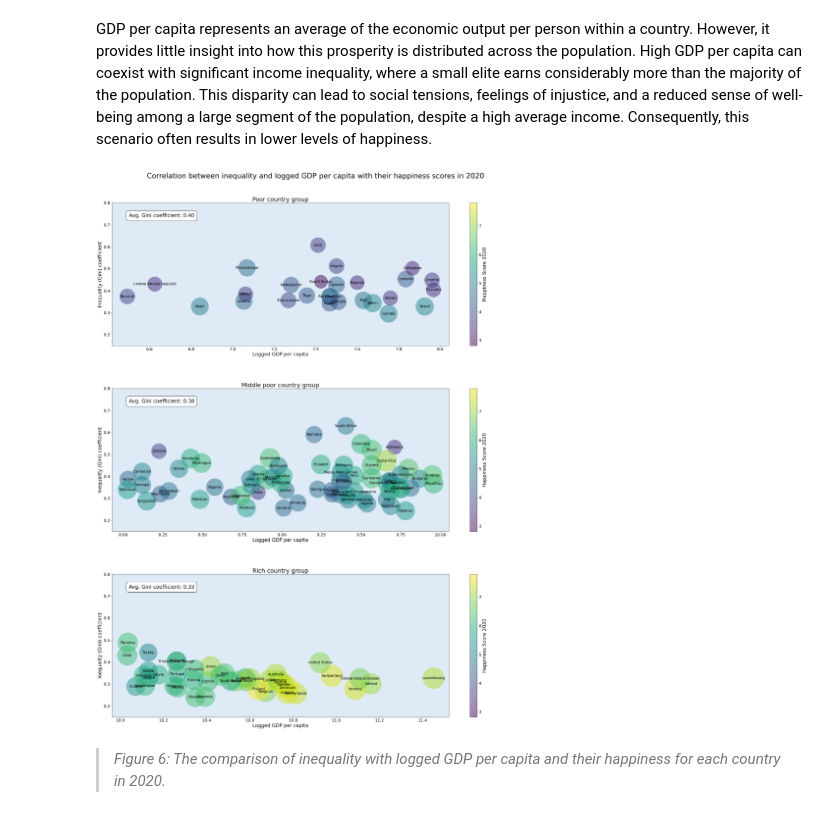
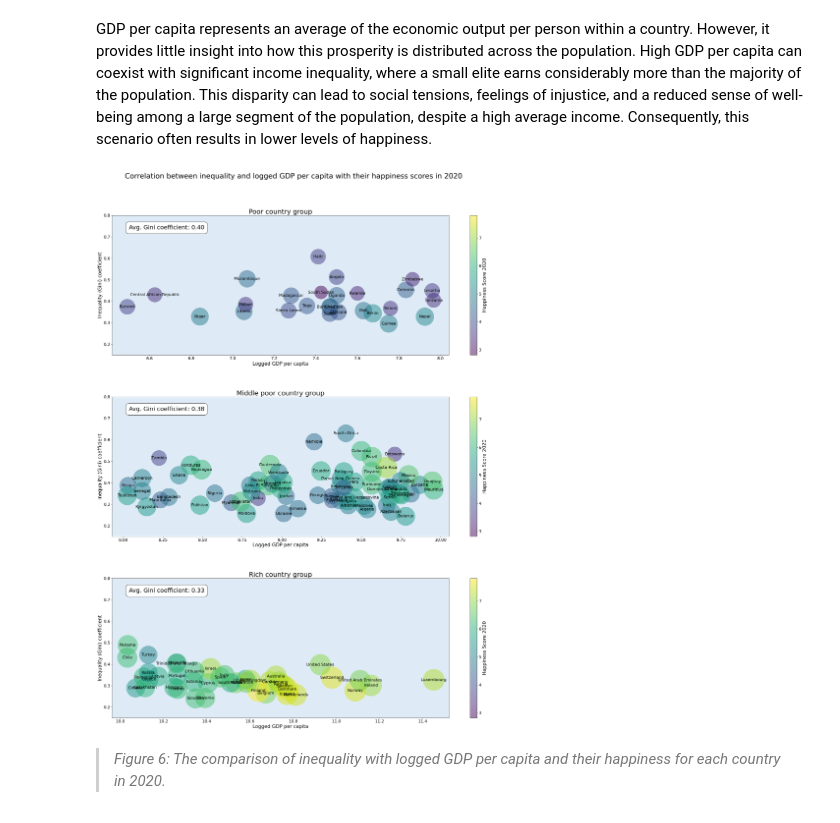
Before and after one commit to thijsslagter12/data-storyV2, a Jupyter notebook: docs/format.ipynb, the cells around one changed output. Cells and saved outputs as stored; diff of their text form; code cells hidden in the pictures.

```diff
--- a/docs/format.ipynb
+++ b/docs/format.ipynb
@@ -347,14 +347,14 @@ def plot_group(ax, df, title):
 
     # Add labels with adjusted size and centered in the bubbles
     for i, (country, x, y) in enumerate(zip(df['Country'], df['Logged GDP per capita'], df['Inequality (Gini) coefficient'])):
-        ax.text(x, y, country, fontsize=14, ha='center', va='center')
+        ax.text(x, y, country, fontsize=16, ha='center', va='center')
 
     # Add average Gini coefficient annotation
     avg_gini = df['Inequality (Gini) coefficient'].mean()
     ax.annotate(f"Avg. Gini coefficient: {avg_gini:.2f}",
                 xy=(0.05, 0.9),
                 xycoords='axes fraction',
-                fontsize=20,
+                fontsize=23,
                 bbox=dict(facecolor='white', edgecolor='black', boxstyle='round,pad=0.5'))
 
     # Add colorbar
@@ -363,37 +363,37 @@ def plot_group(ax, df, title):
     cbar.ax.tick_params(labelsize=16)  # Adjust font size of colorbar tick labels
 
     # Set y-axis limits for Gini coefficient
     ax.set_ylim(0.15, 0.8)
 
     # Add labels and title with adjusted font sizes
-    ax.set_title(title, fontsize=23)  # Adjusted font size for subplot titles
+    ax.set_title(title, fontsize=26)  # Adjusted font size for subplot titles
     ax.set_xlabel('Logged GDP per capita', fontsize=19)  # Adjusted font size for x-axis label
     ax.set_ylabel('Inequality (Gini) coefficient', fontsize=19)  # Adjusted font size for y-axis label
 
     ax.tick_params(axis='x', labelsize=16)
     ax.tick_params(axis='y', labelsize=16)
 
 # Create a figure with three subplots in a column
 fig, axs = plt.subplots(3, 1, figsize=(24, 32))  # Set background color for subplots
 
 # Plot each group in its own subplot
 plot_group(axs[0], group_poor, title='Poor country group')
 plot_group(axs[1], group_middle, title='Middle poor country group')
 plot_group(axs[2], group_rich, title='Rich country group')
 
 for ax in axs:
     ax.set_facecolor((0.87, 0.92, 0.97)) # RGBA values for the specified background color
 
 # Adjust layout and show plot
 fig.suptitle('Correlation between inequality and logged GDP per capita with their happiness scores in 2020',
-             fontsize=28, x=0.5, y=0.95, ha='center', va='top')
-plt.tight_layout(rect=[0, 0, 1, 0.93])  # Adjust the layout to accommodate suptitle and subplots
+             fontsize=28, x=0.45, y=0.95)
+plt.tight_layout(rect=[0, 0, 1, 0.91])  # Adjust the layout to accommodate suptitle and subplots
 
 plt.subplots_adjust(hspace=0.3)
 
 plt.show()
 # %% [output]
-[figure, old version]
+[figure, new version]
 # %% [markdown]
 > *Figure 6: The comparison of inequality with logged GDP per capita and their happiness for each country in 2020.*
 # %% [markdown]
```
